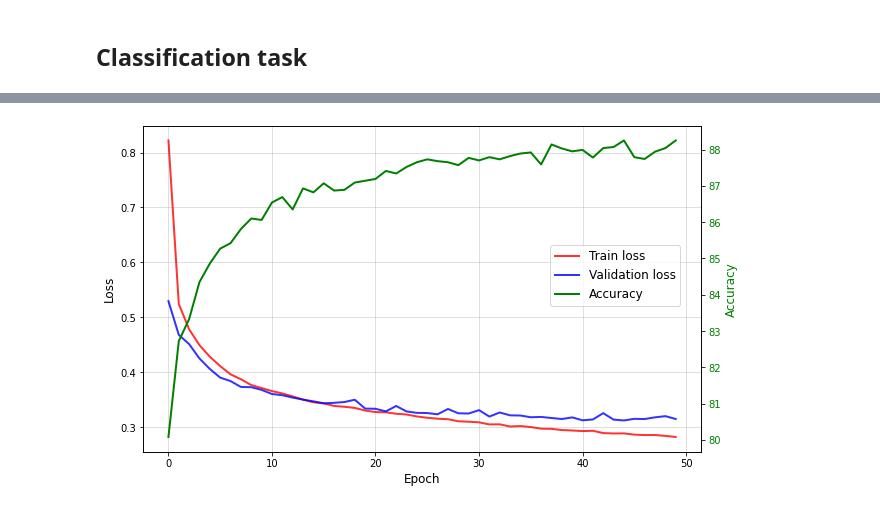
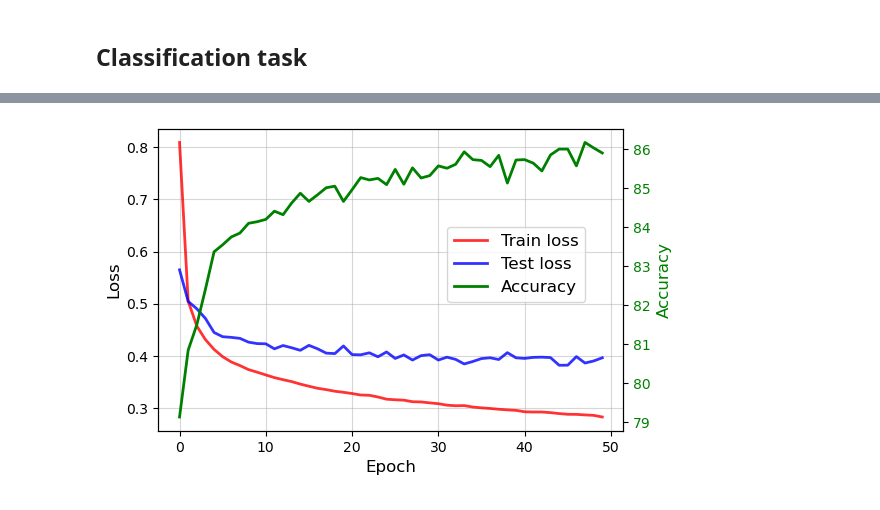
Before and after one commit to rossetl/NNDL, a Jupyter notebook: Homework2/Autoencoder-Rosset_Lorenzo.ipynb, the cells around one changed output, grey strips where cells are left out. Cells and saved outputs as stored; diff of their text form; code cells hidden in the pictures.

```diff
--- a/Homework2/Autoencoder-Rosset_Lorenzo.ipynb
+++ b/Homework2/Autoencoder-Rosset_Lorenzo.ipynb
@@ -787,5 +809,5 @@ results.to_csv('results_best.csv')
 # %%
-best_latent_dim = 20
+#best_latent_dim = 20
 encoder = Encoder(best_latent_dim, 0)
 encoder.load_state_dict(torch.load('parameters/encoder_best_params.pth'))
 encoder.to(DEVICE)
@@ -939,13 +961,13 @@ optimizer = optim.Adam(classifier_net.parameters(), lr=1e-3)
 
 num_epochs = 50
 log_train = []
-log_val = []
+log_test = []
 log_accuracy = []
 for epoch in range(num_epochs):
     train_loss = train_epoch_classifier(encoder, classifier_net, optimizer, loss_fn, DEVICE, train_dataloader)
-    val_loss, accuracy = val_epoch_classifier(encoder, classifier_net, loss_fn, DEVICE, val_dataloader)
+    test_loss, accuracy = val_epoch_classifier(encoder, classifier_net, loss_fn, DEVICE, test_dataloader)
     log_train.append(train_loss)
-    log_val.append(val_loss)
+    log_test.append(test_loss)
     log_accuracy.append(accuracy)
-    print('EPOCH {:}/{:} - val accuracy: {:.2f}'.format(epoch+1, num_epochs, accuracy))
+    print('EPOCH {:}/{:} - test accuracy: {:.2f}'.format(epoch+1, num_epochs, accuracy))
 # %% [output]
@@ -969,16 +991,16 @@ EPOCH 50/50 - val accuracy: 88.25
 # %%
-fig, ax = plt.subplots(figsize=(10,6))
+fig, ax = plt.subplots(dpi=100)
 ax.plot(log_train, c='red', label='Train loss', alpha=0.8, lw=2)
-ax.plot(log_val, c='blue', label='Validation loss', alpha=0.8, lw=2)
+ax.plot(log_test, c='blue', label='Test loss', alpha=0.8, lw=2)
 ax.set_xlabel('Epoch', size=12)
 ax.set_ylabel('Loss', size=12)
 ax.grid(alpha=0.5)
 
 ax2 = ax.twinx()
 ax2.plot(log_accuracy, label='Accuracy', lw=2, c='green')
 ax2.tick_params(axis='y', labelcolor='green')
 ax2.set_ylabel('Accuracy', size=12, c='green')
 
-fig.legend(loc=(0.7, 0.5), fontsize=12);
+fig.legend(loc=(0.6, 0.5), fontsize=12);
 # %% [output]
-[figure, old version]
+[figure, new version]
```
Also changed, not shown: parts of 20 cells of this notebook, 11 other files.
